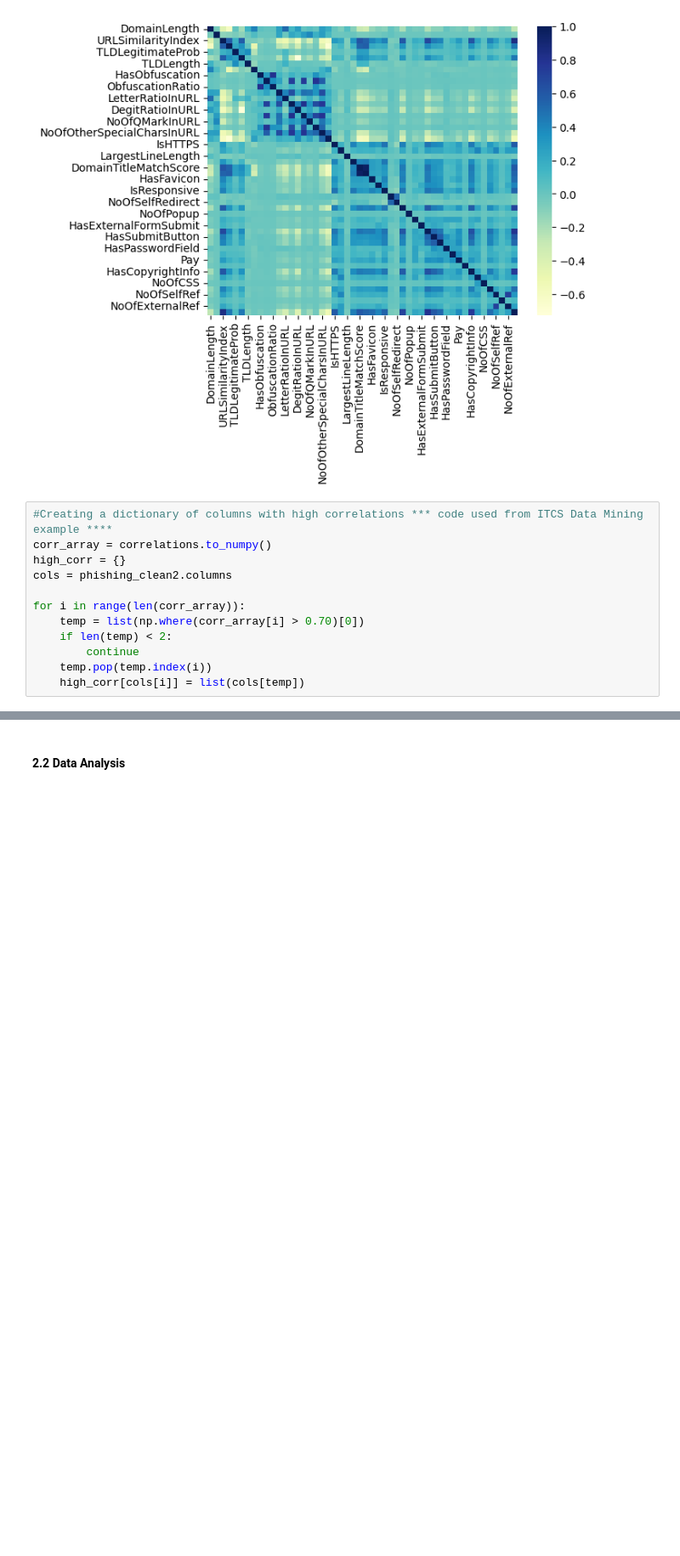
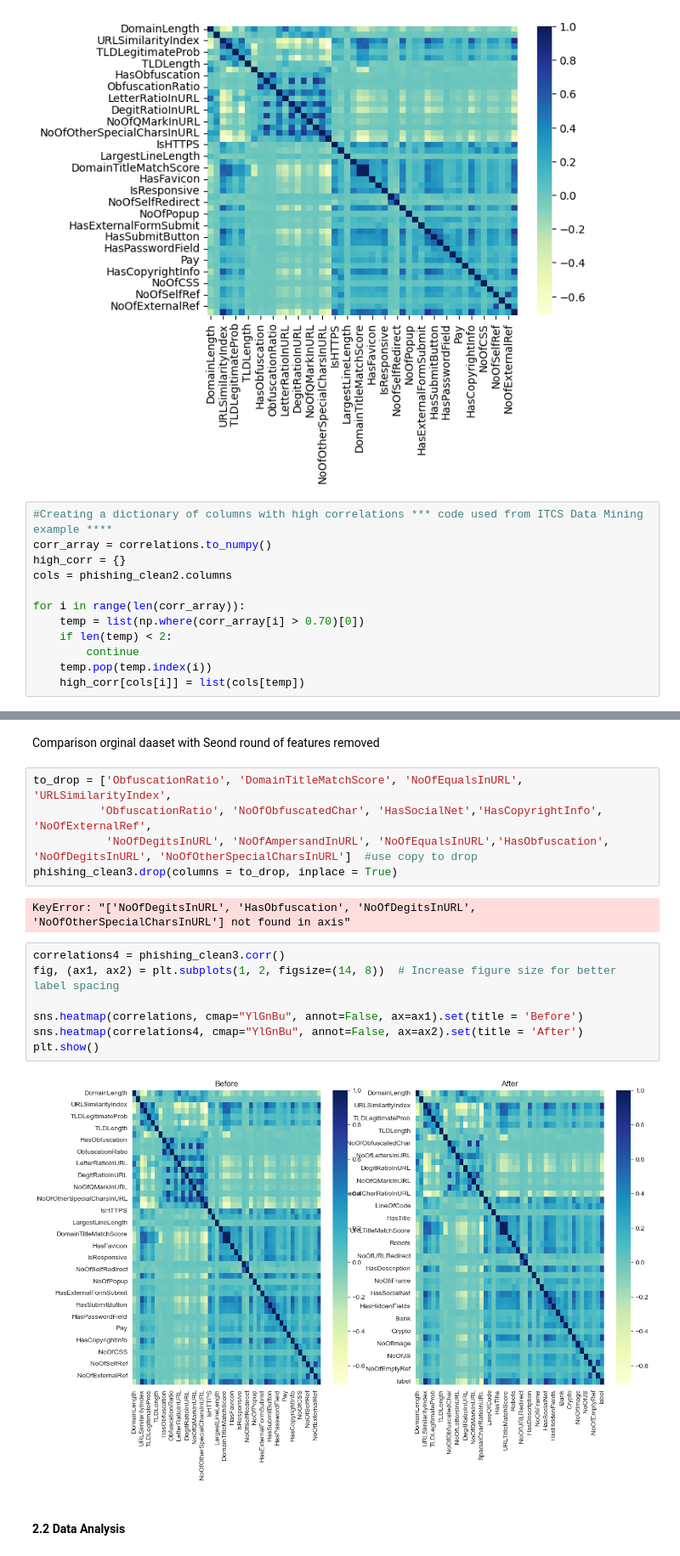
Before and after one commit to pmb-7684/Intro_MachineLearning, a Jupyter notebook: ML_final2025-2.ipynb, the cells around one changed output, grey strips where cells are left out. Shown at 85% size. Drawn from its saved outputs; the diff is of its cells as text; blank space fills up the shorter version.

```diff
--- a/ML_final2025-2.ipynb
+++ b/ML_final2025-2.ipynb
@@ -336,3 +344,21 @@ plt.show()
+# %% [markdown]
+Comparison orginal daaset with Seond round of features removed
+# %%
+to_drop = ['ObfuscationRatio', 'DomainTitleMatchScore', 'NoOfEqualsInURL', 'URLSimilarityIndex',
+          'ObfuscationRatio', 'NoOfObfuscatedChar', 'HasSocialNet','HasCopyrightInfo', 'NoOfExternalRef',
+           'NoOfDegitsInURL', 'NoOfAmpersandInURL', 'NoOfEqualsInURL','HasObfuscation', 'NoOfDegitsInURL', 'NoOfOtherSpecialCharsInURL']  #use copy to drop
+phishing_clean3.drop(columns = to_drop, inplace = True)
+# %% [output]
+KeyError: "['NoOfDegitsInURL', 'HasObfuscation', 'NoOfDegitsInURL', 'NoOfOtherSpecialCharsInURL'] not found in axis"
+# %%
+correlations4 = phishing_clean3.corr()
+fig, (ax1, ax2) = plt.subplots(1, 2, figsize=(14, 8))  # Increase figure size for better label spacing
+
+sns.heatmap(correlations, cmap="YlGnBu", annot=False, ax=ax1).set(title = 'Before')
+sns.heatmap(correlations4, cmap="YlGnBu", annot=False, ax=ax2).set(title = 'After')
+plt.show()
+# %% [output]
+[figure, added]
 # %% [markdown]
 #### 2.2    Data Analysis
 # %%
```
Also changed, not shown: parts of 23 cells of this notebook.
